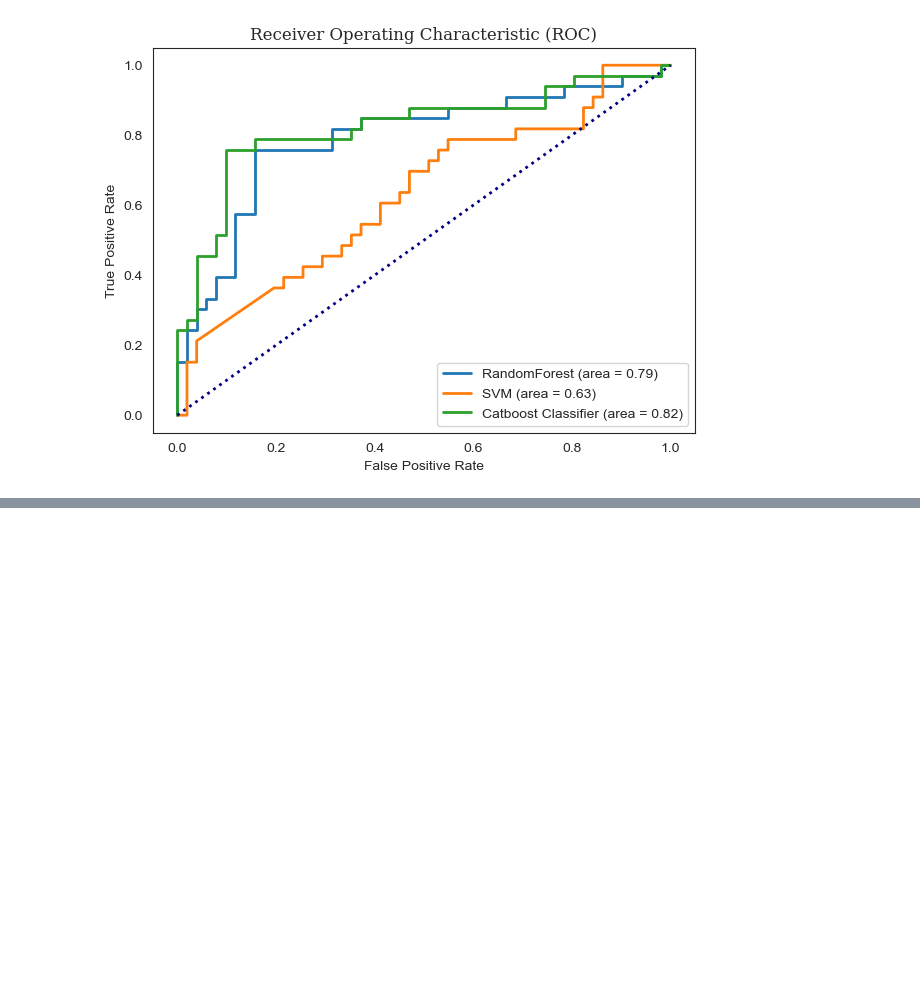
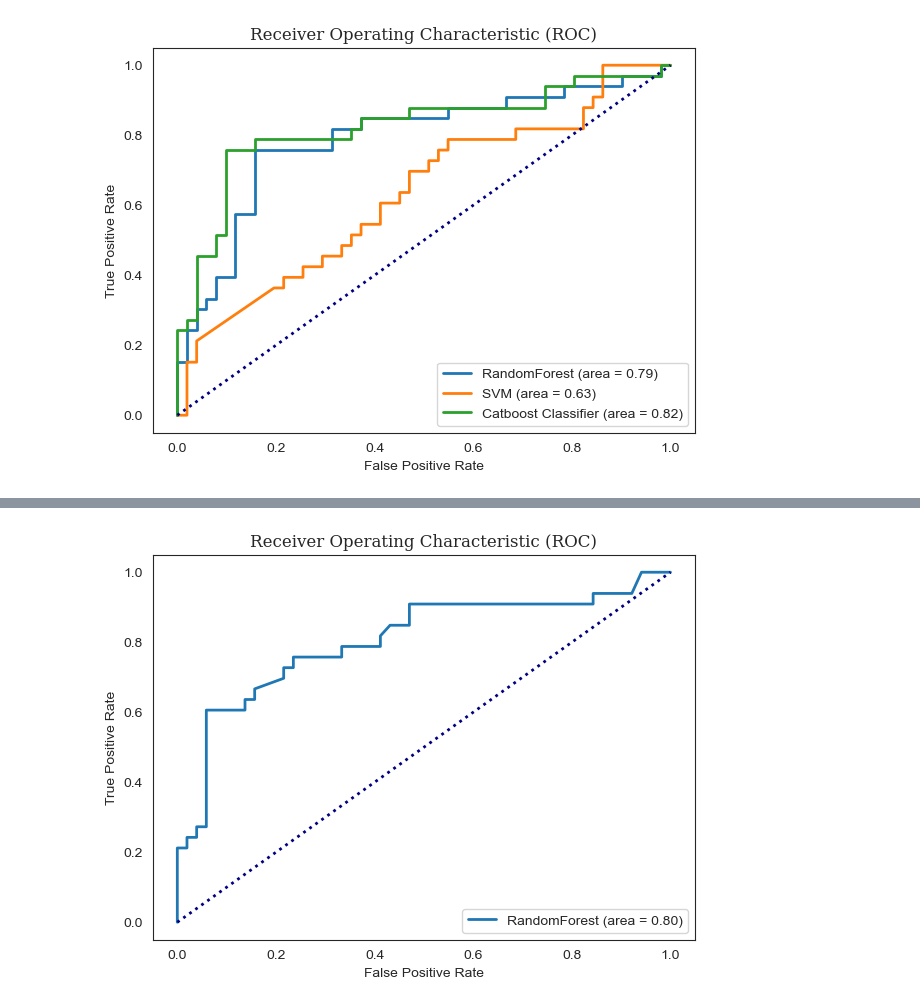
Before and after one commit to Tommylee1013/IndustrialMathematics, a Jupyter notebook: Projects/Modeling.ipynb, the cells around one changed output, grey strips where cells are left out. Cells and saved outputs as stored; diff of their text form; code cells hidden in the pictures; blank space fills up the shorter version.

```diff
--- a/Projects/Modeling.ipynb
+++ b/Projects/Modeling.ipynb
@@ -276,7 +276,8 @@ cat = CatBoostClassifier(iterations = 1000,
                          loss_function = 'Logloss',
                          eval_metric = 'Accuracy',
                          random_seed = 42,
-                         early_stopping_rounds = 200)
+                         early_stopping_rounds = 200,
+                         verbose = False)
 
 cat.fit(X_train, y_train, eval_set = (X_test, y_test), verbose = 0)
 
@@ -346,0 +352,9 @@ plt.show()
+# %%
+from sklearn.calibration import CalibratedClassifierCV
+
+randomforest_cali = CalibratedClassifierCV(estimator = randomforest,
+                                           method = 'isotonic')
+randomforest_cali.fit(X_train, y_train)
+rf_cali_y_pred = randomforest_cali.predict(X_test)
+rf_cali_report = classification_report(y_test, rf_cali_y_pred, target_names = ['no renewal',' renewal'])
+print(rf_cali_report)
@@ -346,0 +370,16 @@ plt.show()
+# %%
+rf_cali_y_probs = randomforest_cali.predict_proba(X_test)[:, 1]
+rf_cali_fpr, rf_cali_tpr, thresholds = roc_curve(y_test, rf_cali_y_probs)
+rf_cali_roc_auc = auc(rf_cali_fpr, rf_cali_tpr)
+
+plt.figure(figsize = (7, 5))
+plt.plot(rf_cali_fpr, rf_cali_tpr, lw = 2, label = 'RandomForest (area = %0.2f)' % rf_cali_roc_auc)
+plt.plot([0, 1], [0, 1], color = 'navy', lw = 2, linestyle = ':')
+plt.grid(False)
+plt.xlabel('False Positive Rate')
+plt.ylabel('True Positive Rate')
+plt.title('Receiver Operating Characteristic (ROC)', fontsize = 12, fontfamily = 'Serif')
+plt.legend(loc = "lower right")
+plt.show()
+# %% [output]
+[figure, added]
```
Also changed, not shown: parts of 10 cells of this notebook, 7 other files.
